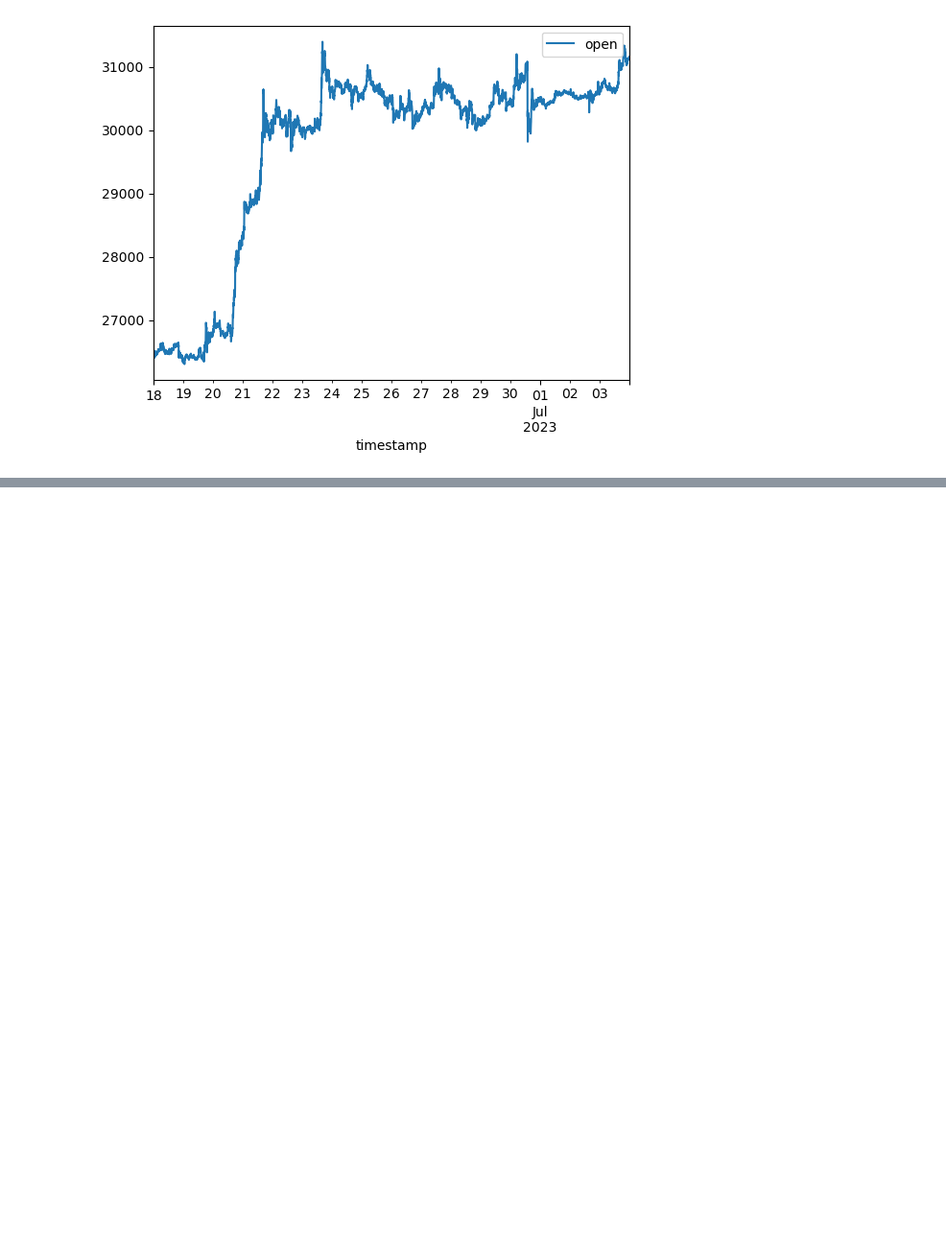
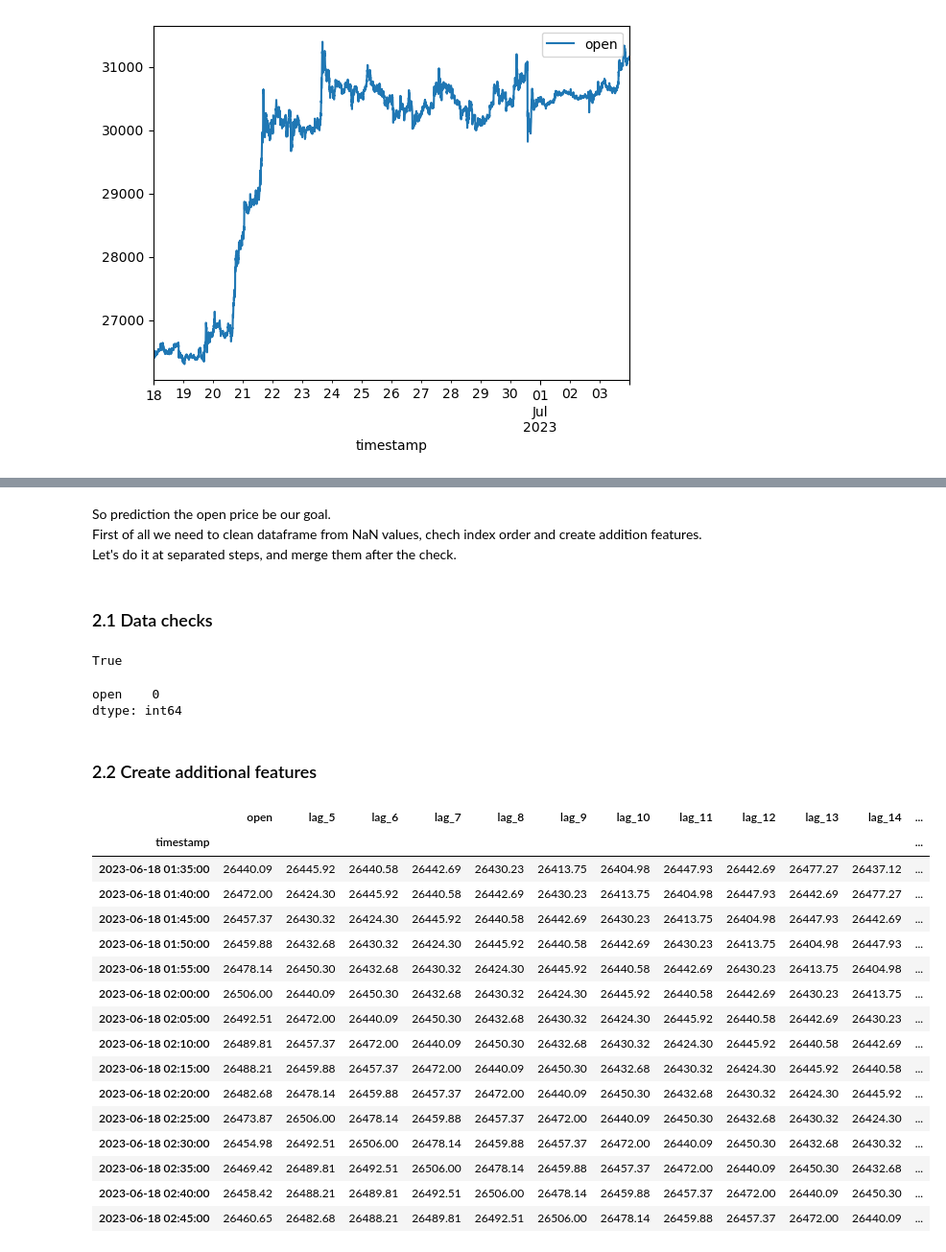
Before and after one commit to HardyBubbles/bitcoin_regression, a Jupyter notebook: main.ipynb, the cells around one changed output, grey strips where cells are left out. Shown at 96% size. Drawn from its saved outputs; the diff is of its cells as text; code cells hidden in the pictures; blank space fills up the shorter version.

```diff
--- a/main.ipynb
+++ b/main.ipynb
@@ -36,0 +38,51 @@ So prediction the open price be our goal.
+# %% [markdown]
+So prediction the open price be our goal.
+First of all we need to clean dataframe from NaN values, chech index order and create addition features.
+Let's do it at separated steps, and merge them after the check.
+# %% [markdown]
+### 2.1 Data checks
+# %%
+# check index for monotonic
+data.index.is_monotonic_increasing
+# %% [output]
+True
+# %%
+# check for NaN
+data.isna().sum()
+# %% [output]
+open    0
+dtype: int64
+# %% [markdown]
+### 2.2 Create additional features
+# %%
+# time lags
+lag_start = 5
+lag_end = 20
+
+df_w = pd.DataFrame(data.copy())
+
+for i in range(lag_start, lag_end):
+    df_w[f'lag_{i}'] = df_w['open'].shift(i)
+
+# delete NaN
+df_w.dropna(inplace=True)
+
+df_w.head(15)
+# %% [output]
+|  | open | lag_5 | lag_6 | lag_7 | lag_8 | lag_9 | lag_10 | lag_11 | lag_12 | lag_13 | lag_14 | ... |
+| timestamp |  |  |  |  |  |  |  |  |  |  |  | ... |
+| 2023-06-18 01:35:00 | 26440.09 | 26445.92 | 26440.58 | 26442.69 | 26430.23 | 26413.75 | 26404.98 | 26447.93 | 26442.69 | 26477.27 | 26437.12 | ... |
+| 2023-06-18 01:40:00 | 26472.00 | 26424.30 | 26445.92 | 26440.58 | 26442.69 | 26430.23 | 26413.75 | 26404.98 | 26447.93 | 26442.69 | 26477.27 | ... |
+| 2023-06-18 01:45:00 | 26457.37 | 26430.32 | 26424.30 | 26445.92 | 26440.58 | 26442.69 | 26430.23 | 26413.75 | 26404.98 | 26447.93 | 26442.69 | ... |
+| 2023-06-18 01:50:00 | 26459.88 | 26432.68 | 26430.32 | 26424.30 | 26445.92 | 26440.58 | 26442.69 | 26430.23 | 26413.75 | 26404.98 | 26447.93 | ... |
+| 2023-06-18 01:55:00 | 26478.14 | 26450.30 | 26432.68 | 26430.32 | 26424.30 | 26445.92 | 26440.58 | 26442.69 | 26430.23 | 26413.75 | 26404.98 | ... |
+| 2023-06-18 02:00:00 | 26506.00 | 26440.09 | 26450.30 | 26432.68 | 26430.32 | 26424.30 | 26445.92 | 26440.58 | 26442.69 | 26430.23 | 26413.75 | ... |
+| 2023-06-18 02:05:00 | 26492.51 | 26472.00 | 26440.09 | 26450.30 | 26432.68 | 26430.32 | 26424.30 | 26445.92 | 26440.58 | 26442.69 | 26430.23 | ... |
+| 2023-06-18 02:10:00 | 26489.81 | 26457.37 | 26472.00 | 26440.09 | 26450.30 | 26432.68 | 26430.32 | 26424.30 | 26445.92 | 26440.58 | 26442.69 | ... |
+| 2023-06-18 02:15:00 | 26488.21 | 26459.88 | 26457.37 | 26472.00 | 26440.09 | 26450.30 | 26432.68 | 26430.32 | 26424.30 | 26445.92 | 26440.58 | ... |
+| 2023-06-18 02:20:00 | 26482.68 | 26478.14 | 26459.88 | 26457.37 | 26472.00 | 26440.09 | 26450.30 | 26432.68 | 26430.32 | 26424.30 | 26445.92 | ... |
+| 2023-06-18 02:25:00 | 26473.87 | 26506.00 | 26478.14 | 26459.88 | 26457.37 | 26472.00 | 26440.09 | 26450.30 | 26432.68 | 26430.32 | 26424.30 | ... |
+| 2023-06-18 02:30:00 | 26454.98 | 26492.51 | 26506.00 | 26478.14 | 26459.88 | 26457.37 | 26472.00 | 26440.09 | 26450.30 | 26432.68 | 26430.32 | ... |
+| 2023-06-18 02:35:00 | 26469.42 | 26489.81 | 26492.51 | 26506.00 | 26478.14 | 26459.88 | 26457.37 | 26472.00 | 26440.09 | 26450.30 | 26432.68 | ... |
+| 2023-06-18 02:40:00 | 26458.42 | 26488.21 | 26489.81 | 26492.51 | 26506.00 | 26478.14 | 26459.88 | 26457.37 | 26472.00 | 26440.09 | 26450.30 | ... |
+| 2023-06-18 02:45:00 | 26460.65 | 26482.68 | 26488.21 | 26489.81 | 26492.51 | 26506.00 | 26478.14 | 26459.88 | 26457.37 | 26472.00 | 26440.09 | ... |
```
Also changed, not shown: parts of 4 cells of this notebook.
